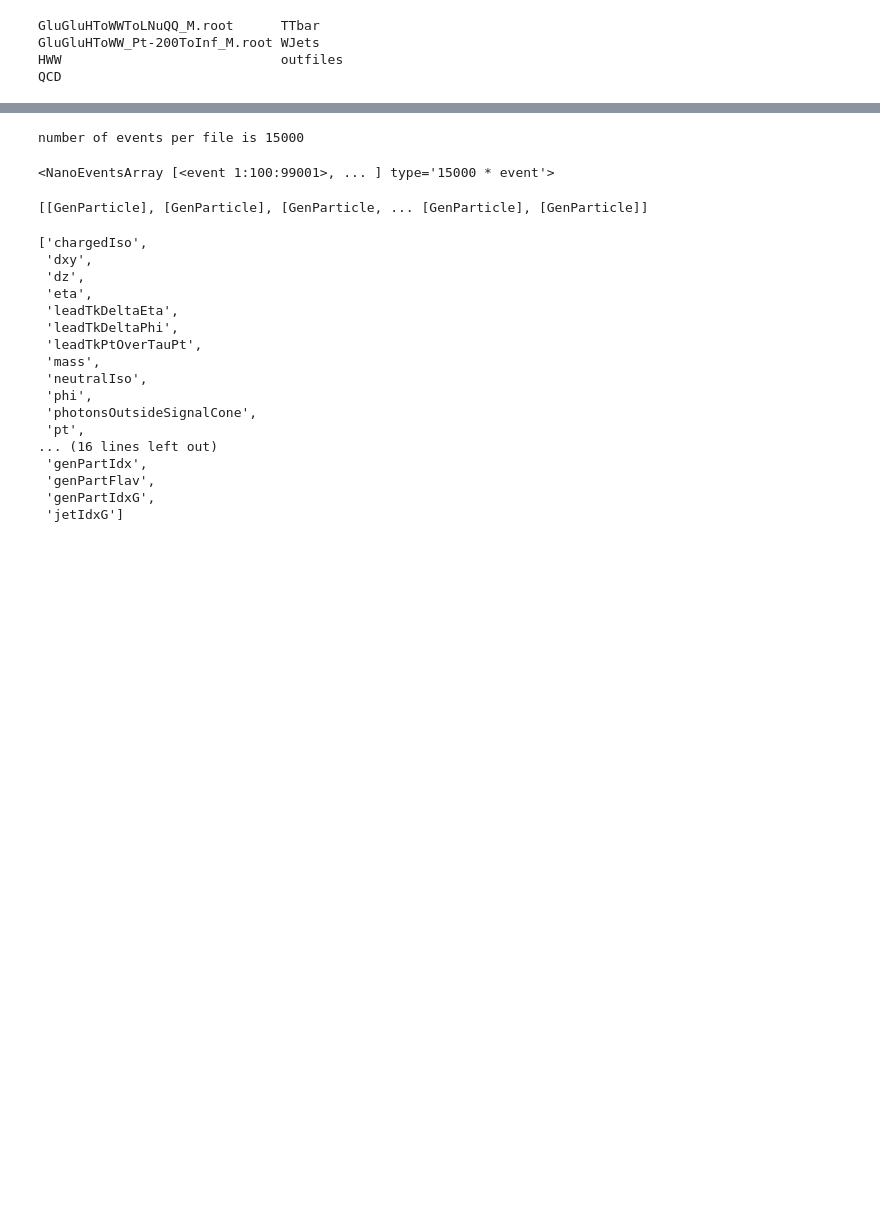
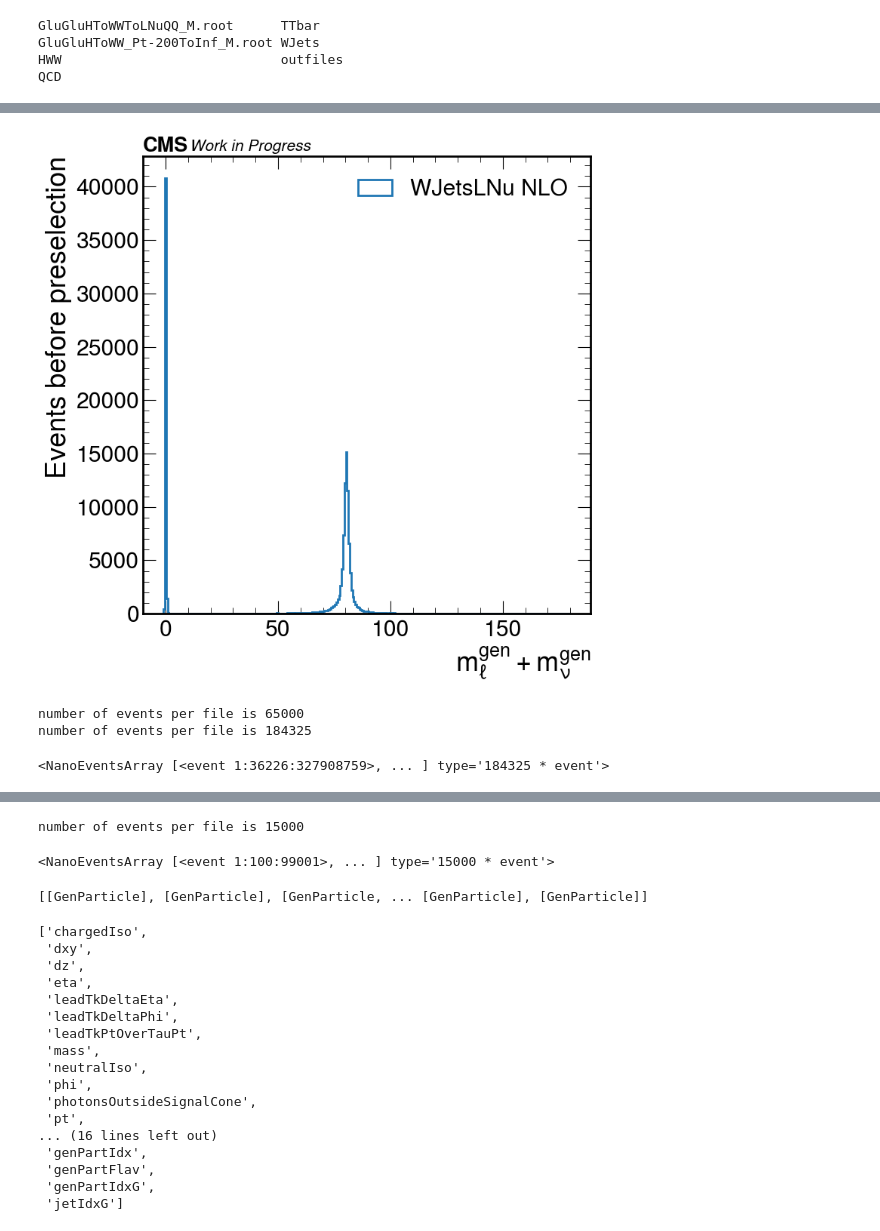
Before and after one commit to farakiko/boostedhiggs, a Jupyter notebook: binder/coffea_playground.ipynb, the cells around one changed output, grey strips where cells are left out. Saved outputs shown, nothing was run; the diff lists cells and outputs as text; code cells hidden in the pictures; blank space fills up the shorter version.

```diff
--- a/binder/coffea_playground.ipynb
+++ b/binder/coffea_playground.ipynb
@@ -262,0 +63,20 @@ events_NLO.GenPart.status
+# %%
+fig, ax = plt.subplots(figsize=(8,8))
+
+ax.hist(
+    df["gen_V_mass"],
+    bins=np.linspace(-1,180,300),
+    histtype="step",
+    lw=2,
+    label="WJetsLNu NLO",
+#     density=True,
+)
+ax.legend()
+ax.set_xlabel(r"$m^{gen}_{\ell} + m^{gen}_{\nu}$")
+ax.set_ylabel("Events before preselection")
+
+hep.cms.text("Work in Progress", ax=ax, fontsize=15)
+plt.tight_layout()
+# plt.savefig(f"/Users/fmokhtar/Desktop/AN_2024/ARC/vjetsnlo/NLO_genV.pdf")
+# %% [output]
+[figure, added]
@@ -262,0 +107,16 @@ events_NLO.GenPart.status
+# %%
+# load a hww root file into coffea-friendly NanoAOD structure
+
+# load a hww root file into coffea-friendly NanoAOD structure
+import uproot
+f = uproot.open(f"../rootfiles/WJets/file1.root")
+
+num = f['Events'].num_entries   ### checks number of events per file
+print(f'number of events per file is {num}')
+
+events_LO = nanoevents.NanoEventsFactory.from_root(f, "Events").events()
+events_LO
+# %% [output]
+number of events per file is 65000
+number of events per file is 184325
+<NanoEventsArray [<event 1:36226:327908759>, ... ] type='184325 * event'>
```
Also changed, not shown: parts of 40 cells of this notebook, 6 other files.
